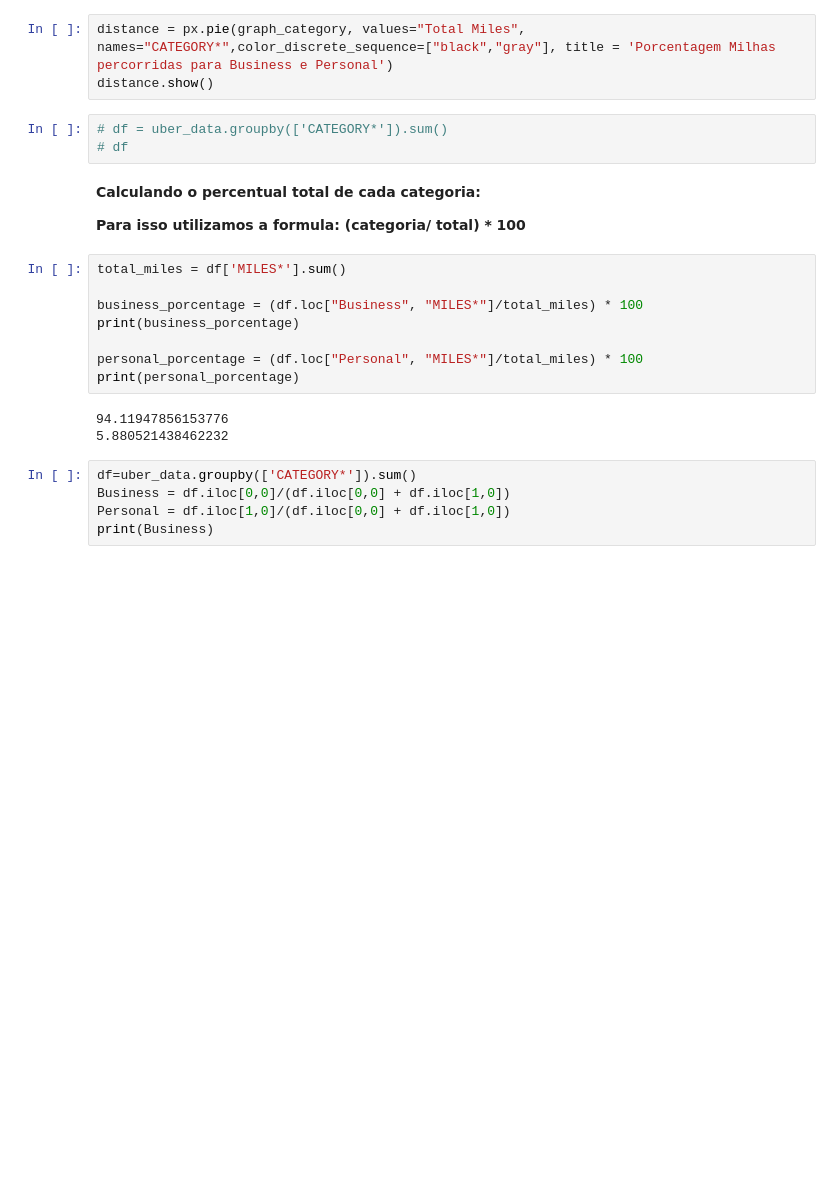
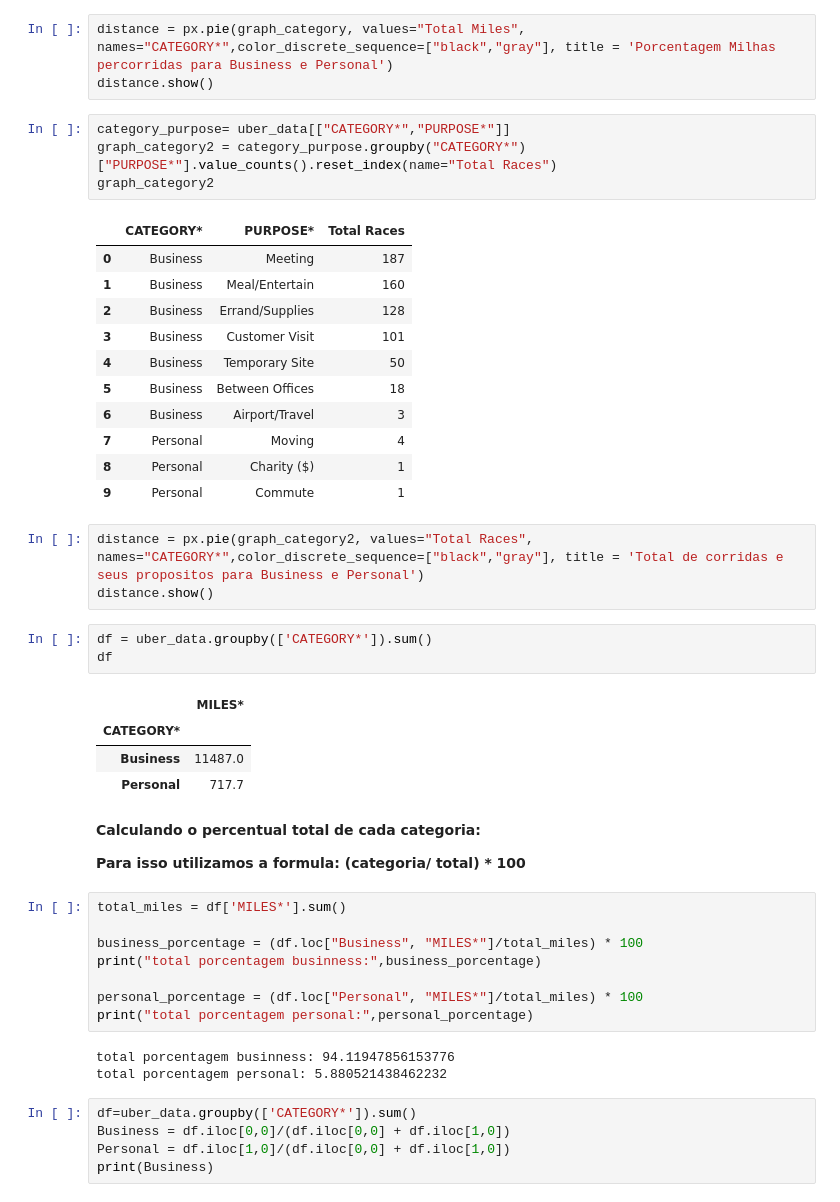
Before and after one commit to Hugox96/Uber_An-lise, a Jupyter notebook: Uber.ipynb, the cells around one changed output. Saved outputs shown, nothing was run; the diff lists cells and outputs as text; blank space fills up the shorter version.

```diff
--- a/Uber.ipynb
+++ b/Uber.ipynb
@@ -453,9 +453,33 @@ graph_category
 # %%
 distance = px.pie(graph_category, values="Total Miles", names="CATEGORY*",color_discrete_sequence=["black","gray"], title = 'Porcentagem Milhas percorridas para Business e Personal')
 distance.show()
+# %%
+category_purpose= uber_data[["CATEGORY*","PURPOSE*"]]
+graph_category2 = category_purpose.groupby("CATEGORY*")["PURPOSE*"].value_counts().reset_index(name="Total Races")
+graph_category2
+# %% [output]
+|  | CATEGORY* | PURPOSE* | Total Races |
+| 0 | Business | Meeting | 187 |
+| 1 | Business | Meal/Entertain | 160 |
+| 2 | Business | Errand/Supplies | 128 |
+| 3 | Business | Customer Visit | 101 |
+| 4 | Business | Temporary Site | 50 |
+| 5 | Business | Between Offices | 18 |
+| 6 | Business | Airport/Travel | 3 |
+| 7 | Personal | Moving | 4 |
+| 8 | Personal | Charity ($) | 1 |
+| 9 | Personal | Commute | 1 |
+# %%
+distance = px.pie(graph_category2, values="Total Races", names="CATEGORY*",color_discrete_sequence=["black","gray"], title = 'Total de corridas e seus propositos para Business e Personal')
+distance.show()
 # %%
-# df = uber_data.groupby(['CATEGORY*']).sum()
-# df
+df = uber_data.groupby(['CATEGORY*']).sum()
+df
+# %% [output]
+|  | MILES* |
+| CATEGORY* |  |
+| Business | 11487.0 |
+| Personal | 717.7 |
 # %% [markdown]
 **Calculando o percentual total de cada categoria:**
 
@@ -464,13 +488,13 @@ distance.show()
 total_miles = df['MILES*'].sum()
 
 business_porcentage = (df.loc["Business", "MILES*"]/total_miles) * 100
-print(business_porcentage)
+print("total porcentagem businness:",business_porcentage)
 
 personal_porcentage = (df.loc["Personal", "MILES*"]/total_miles) * 100
-print(personal_porcentage)
+print("total porcentagem personal:",personal_porcentage)
 # %% [output]
-94.11947856153776
-5.880521438462232
+total porcentagem businness: 94.11947856153776
+total porcentagem personal: 5.880521438462232
 # %%
 df=uber_data.groupby(['CATEGORY*']).sum()
 Business = df.iloc[0,0]/(df.iloc[0,0] + df.iloc[1,0])
```
